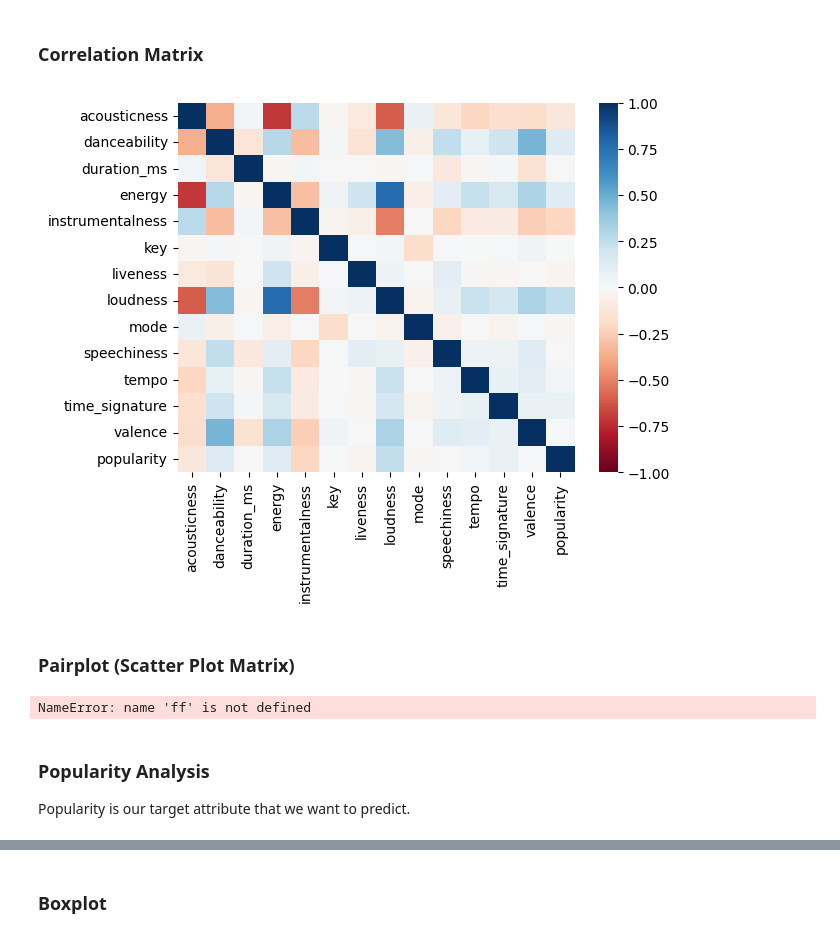
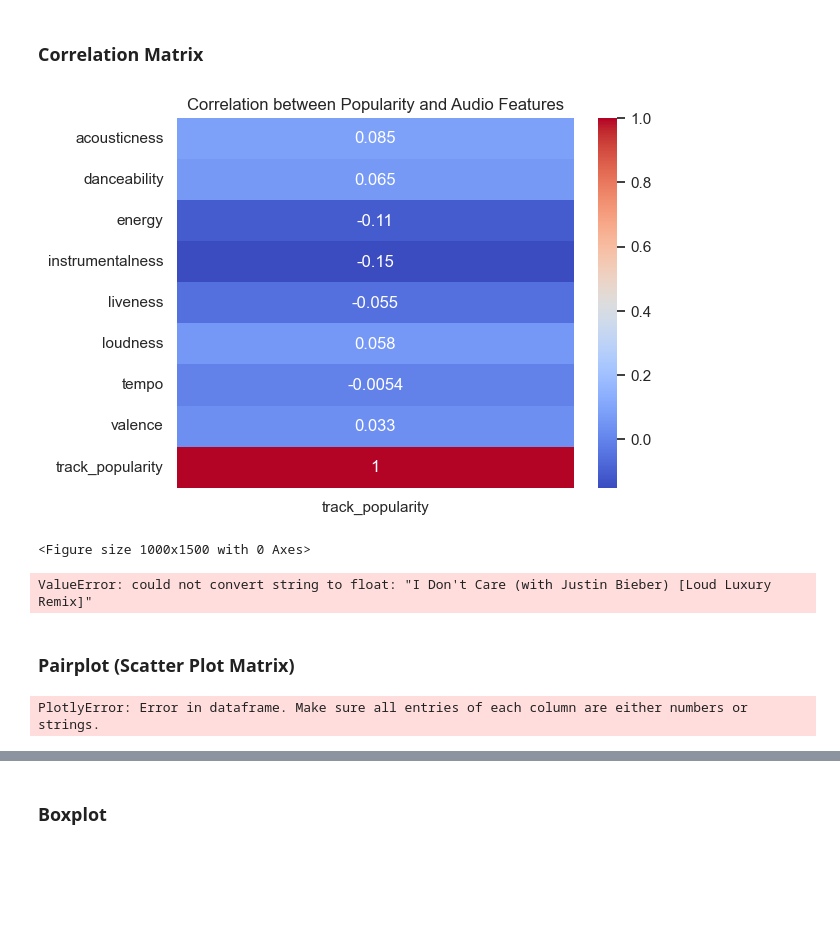
Before and after one commit to xiaolin-m/ECS171_BopOrFlop, a Jupyter notebook: data_analysis.ipynb, the cells around one changed output, grey strips where cells are left out. Saved outputs shown, nothing was run; the diff lists cells and outputs as text; code cells hidden in the pictures; blank space fills up the shorter version.

```diff
--- a/data_analysis.ipynb
+++ b/data_analysis.ipynb
@@ -42,17 +71,33 @@ AttributeError: Rectangle.set() got an unexpected keyword argument 'hist_kws'
 # %% [markdown]
 ### Correlation Matrix
+# %%
+# Subset the correlation matrix to include only the variables of interest
+corr_matrix = dataset[['acousticness','danceability','energy','instrumentalness','liveness','loudness','tempo','valence','track_popularity']].corr()
+
+# Create heatmap plot
+sns.heatmap(corr_matrix.loc[:, ['track_popularity']], annot=True, cmap='coolwarm')
+
+# Set plot title and figure
+plt.title('Correlation between Popularity and Audio Features')
+plt.figure(figsize=(10,15))
+
+# Show plot
+plt.show()
+# %% [output]
+[figure, added]
+<Figure size 1000x1500 with 0 Axes>
 # %%
 # Generate the plot
 # take out String columns
-data = database.copy().drop(columns=['artist_name', 'track_name', 'track_id']).corr()
+data = dataset.copy().drop(columns=['track_artist', 'track_name', 'track_id', 'track_album_id', 'track_album_release_date', 'playlist_subgenre', 'playlist_genre']).corr()
 pcmp = sns.heatmap(data, vmin=-1, vmax=1, center=0, cmap= 'RdBu')
 # %% [output]
-[figure, removed]
+ValueError: could not convert string to float: "I Don't Care (with Justin Bieber) [Loud Luxury Remix]"
 # %% [markdown]
 ### Pairplot (Scatter Plot Matrix)
 # %%
 # Generate a pairplot (scatter plot matrix)
-fig = ff.create_scatterplotmatrix(database, diag='histogram', index='artist_name', opacity=.8)
+fig = ff.create_scatterplotmatrix(dataset, diag='histogram', index='track_artist', opacity=.8)
 fig.update_layout(
     autosize=False,
     width=800,
@@ -60,7 +105,4 @@ fig.update_layout(
 )
 fig.show()
 # %% [output]
-NameError: name 'ff' is not defined
+PlotlyError: Error in dataframe. Make sure all entries of each column are either numbers or strings.
-# %% [markdown]
-### Popularity Analysis
-Popularity is our target attribute that we want to predict.
```
Also changed, not shown: parts of 6 cells of this notebook.
